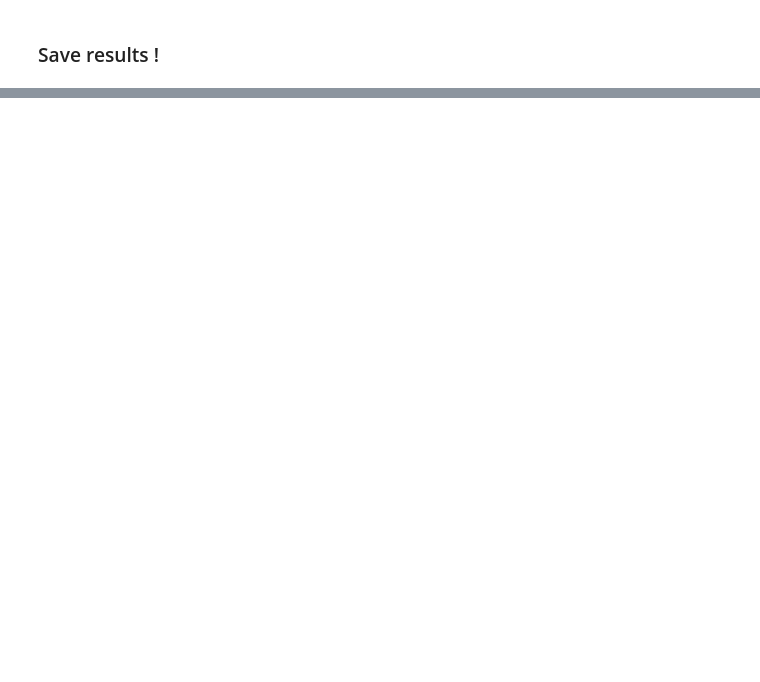
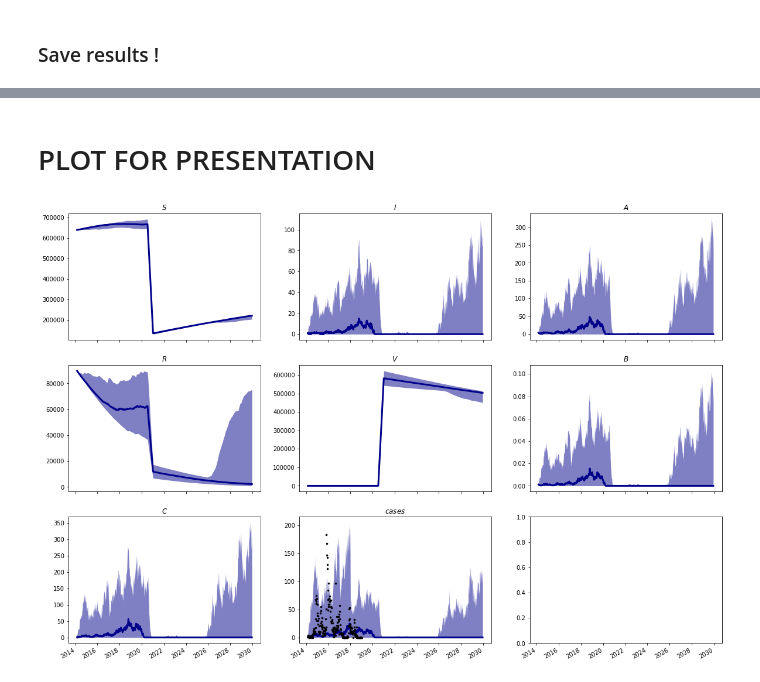
Before and after one commit to jcblemai/haiti-mass-ocv-campaign, a Jupyter notebook: forecast.ipynb, the cells around one changed output, grey strips where cells are left out. Drawn from its saved outputs; the diff is of its cells as text; code cells hidden in the pictures; blank space fills up the shorter version.

```diff
--- a/forecast.ipynb
+++ b/forecast.ipynb
@@ -572,0 +596,56 @@ all_data['Artibonite']['B']
+# %% [markdown]
+# PLOT FOR PRESENTATION
+# %%
+dp = 'Nord-Ouest'
+ti = input_parameters['t_start']
+tf = input_parameters['t_end']
+tf = t_for
+data_to_summarize = all_data_vacc_mob
+
+ri_comp = ['RI1', 'RI2', 'RI3']
+ra_comp = ['RA1', 'RA2', 'RA3']
+
+data_summary = {}
+data_summary['S'] = data_to_summarize[dp]['S']
+data_summary['I'] = data_to_summarize[dp]['I']
+data_summary['A'] = data_to_summarize[dp]['A']
+data_summary['R'] =  pd.DataFrame(0, index = pd.DatetimeIndex(start =  t_start,
+                                      end = t_for, freq = 'W-SAT'), columns = ['q05', 'mean', 'q50', 'q95'])
+data_summary['V'] =  pd.DataFrame(0, index = pd.DatetimeIndex(start =  t_start,
+                                      end = t_for, freq = 'W-SAT'), columns = ['q05', 'mean', 'q50', 'q95'])
+
+data_summary['B'] = data_to_summarize[dp]['B']
+data_summary['C'] = data_to_summarize[dp]['C']
+data_summary['cases'] = data_to_summarize[dp]['cases']
+
+
+for i, comp in enumerate(compartments):
+    if 'V' in comp:
+        data_summary['V'] += data_to_summarize[dp][comp]
+    if comp in ri_comp or comp in ra_comp:
+        data_summary['R'] += data_to_summarize[dp][comp]
+
+
+
+
+fig, axes = plt.subplots(3, 3, figsize=(20,15), squeeze = True, sharex = True);
+axes = axes.flatten();
+i = 0
+for key, value in data_summary.items():
+    axes[i].fill_between(data_summary[key]['q05'][ti:tf].index,
+                         data_summary[key]['q05'][ti:tf],
+                         data_summary[key]['q95'][ti:tf], alpha = .5, color = 'darkblue', linewidth = 0)
+    axes[i].plot(data_summary[key]['q50'][ti:tf], alpha = 1,linestyle='-', linewidth = 3, color = 'darkblue')
+    if key == 'cases':
+        axes[i].plot(cases[dp][ti:tf], marker='.', linestyle='-',color='k', linewidth=0, markersize=5 )
+
+
+
+
+    axes[i].set_title('$' + key + '$')
+    i += 1
+    #axes[i].legend()
+    #axes[i].set_ylim(0)
+fig.autofmt_xdate()
+# %% [output]
+[figure, added]
```
Also changed, not shown: parts of 15 cells of this notebook, 4 other files.
